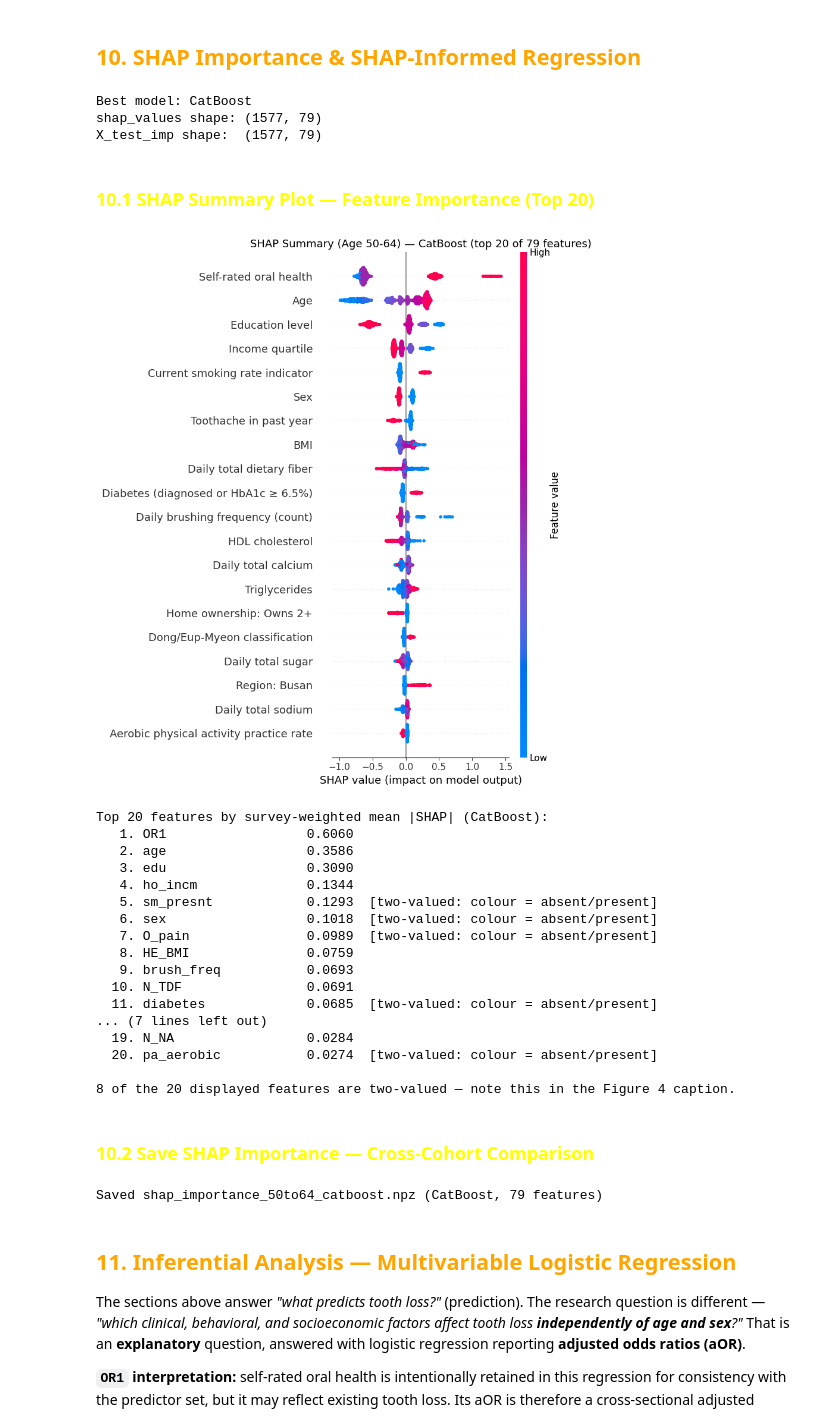
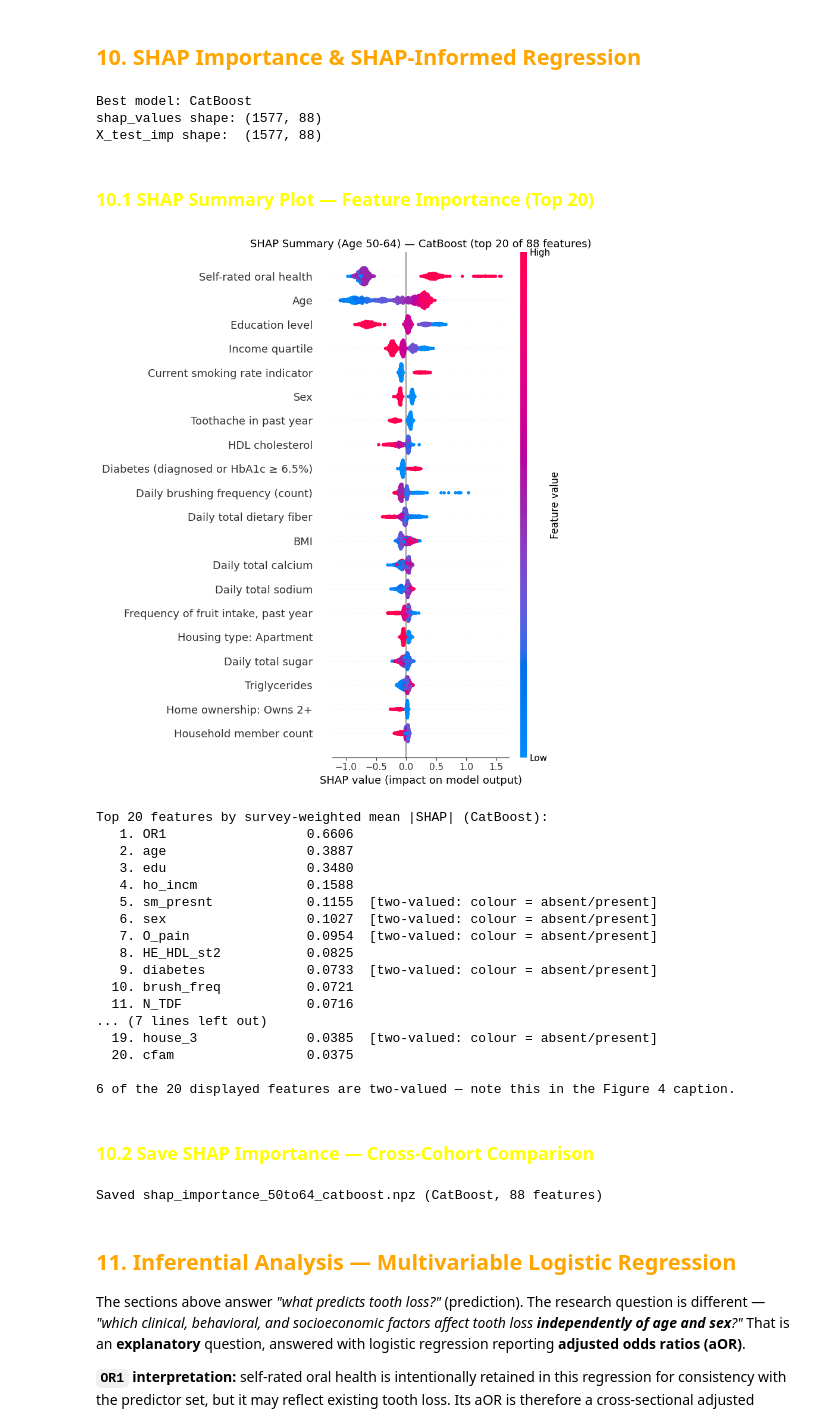
Before and after one commit to kimyonghan766/knhanes-tooth-loss-classifier, a Jupyter notebook: Main/CB_50-64.ipynb, the cells around one changed output. Saved outputs shown, nothing was run; the diff lists cells and outputs as text; code cells hidden in the pictures.

```diff
--- a/Main/CB_50-64.ipynb
+++ b/Main/CB_50-64.ipynb
@@ -351,7 +351,8 @@ nan_pct = (screen.isna().sum() / n_total * 100).round(2)
 # non-drinkers" alongside LW_ms's "N/A for males") collapses the complete-case intersection
 # to almost nothing and makes every VIF explode to inf/undefined -- so anything that already
 # fails the NaN test is dropped BEFORE the VIF matrix is built, not lumped in with it.
-nan_survivors = [c for c in auto_pool if nan_pct[c] <= 30]
+MISSINGNESS_THRESHOLD = 15
+nan_survivors = [c for c in auto_pool if nan_pct[c] <= MISSINGNESS_THRESHOLD]
 
 # STAGE 2 (VIF, joint): complete-case among the NaN-stage survivors only (nominal skipped).
 vif_pool = [c for c in nan_survivors if c not in nominal_multi_category]
@@ -384,8 +385,8 @@ verdict_df = pd.DataFrame(rows).set_index('Variable')
 def _verdict(r):
     if r['Category'] != 'auto-decidable':
         return 'kept as-is (see cell above)'
-    if r['NaN %'] > 30:
-        return 'EXCLUDE (NaN% > 30)'
+    if r['NaN %'] > MISSINGNESS_THRESHOLD:
+        return f'EXCLUDE (NaN% > {MISSINGNESS_THRESHOLD})'
     v = r['VIF']
     if isinstance(v, (int, float)) and not pd.isna(v):
         if v > 10:
@@ -2269,8 +2269,8 @@ print(f'shap_values shape: {shap_values.shape}')
 print(f'X_test_imp shape:  {X_test_imp.shape}')
 # %% [output]
 Best model: CatBoost
-shap_values shape: (1577, 79)
-X_test_imp shape:  (1577, 79)
+shap_values shape: (1577, 88)
+X_test_imp shape:  (1577, 88)
 # %% [markdown]
 <h3 style="color:yellow";> 10.1 SHAP Summary Plot — Feature Importance (Top 20) </h3>
 # %%
@@ -2283,55 +2283,58 @@ X_test_imp shape:  (1577, 79)
 # mean |SHAP| bar chart below ranked DIFFERENT feature sets, so the two panels of Figure 4
 # disagreed with Table 3.
 #
 # max_display matches the bar chart below, so both panels show the same rows.
 SHAP_MAX_DISPLAY = 20
 from codebook_labels import label_list
-_display_names = label_list(feature_cols)
+_mean_abs_bee = np.average(np.abs(shap_values), axis=0, weights=w_test_arr)
+_weighted_top_idx = np.argsort(_mean_abs_bee)[::-1][:SHAP_MAX_DISPLAY]
+_weighted_top_features = [feature_cols[i] for i in _weighted_top_idx]
+_display_names = label_list(_weighted_top_features)
 
 shap.summary_plot(
-    shap_values, X_test_imp,
+    shap_values[:, _weighted_top_idx], X_test_imp[:, _weighted_top_idx],
     feature_names=_display_names,
     max_display=SHAP_MAX_DISPLAY,
+    sort=False,  # preserve survey-weighted mean-|SHAP| ordering
     show=False,
 )
 plt.title(f'SHAP Summary (Age 50-64) — {best_name} '
           f'(top {SHAP_MAX_DISPLAY} of {len(feature_cols)} features)', fontsize=13)
 plt.tight_layout()
 plt.show()
 
 # Weighted by w_test_arr (KNHANES wt_itvex) so this ranking matches every other
 # test-set metric in this notebook (AUROC, Brier, calibration) rather than treating
 # the raw unweighted test rows as representative on their own.
 # Flag which of the displayed features are two-valued, so the figure caption can state that
 # their colour encodes absent/present rather than a continuous gradient.
-_mean_abs_bee = np.average(np.abs(shap_values), axis=0, weights=w_test_arr)
-_top_bee = pd.Series(_mean_abs_bee, index=feature_cols).nlargest(SHAP_MAX_DISPLAY)
+_top_bee = pd.Series(_mean_abs_bee[_weighted_top_idx], index=_weighted_top_features)
 _nuniq = {f: pd.Series(X_test_imp[:, feature_cols.index(f)]).nunique() for f in _top_bee.index}
 print(f"Top {SHAP_MAX_DISPLAY} features by survey-weighted mean |SHAP| ({best_name}):")
 for _r, (_f, _v) in enumerate(_top_bee.items(), 1):
     _tag = "  [two-valued: colour = absent/present]" if _nuniq[_f] <= 2 else ""
     print(f"  {_r:>2}. {_f:<20} {_v:.4f}{_tag}")
 print(f"\n{sum(v <= 2 for v in _nuniq.values())} of the {SHAP_MAX_DISPLAY} displayed "
       f"features are two-valued — note this in the Figure 4 caption.")
 # %% [output]
-[figure, old version]
+[figure, new version]
 Top 20 features by survey-weighted mean |SHAP| (CatBoost):
-   1. OR1                  0.6060
-   2. age                  0.3586
-   3. edu                  0.3090
-   4. ho_incm              0.1344
-   5. sm_presnt            0.1293  [two-valued: colour = absent/present]
-   6. sex                  0.1018  [two-valued: colour = absent/present]
-   7. O_pain               0.0989  [two-valued: colour = absent/present]
-   8. HE_BMI               0.0759
-   9. brush_freq           0.0693
-  10. N_TDF                0.0691
-  11. diabetes             0.0685  [two-valued: colour = absent/present]
+   1. OR1                  0.6606
+   2. age                  0.3887
+   3. edu                  0.3480
+   4. ho_incm              0.1588
+   5. sm_presnt            0.1155  [two-valued: colour = absent/present]
+   6. sex                  0.1027  [two-valued: colour = absent/present]
+   7. O_pain               0.0954  [two-valued: colour = absent/present]
+   8. HE_HDL_st2           0.0825
+   9. diabetes             0.0733  [two-valued: colour = absent/present]
+  10. brush_freq           0.0721
+  11. N_TDF                0.0716
 ... (7 lines left out)
-  19. N_NA                 0.0284
-  20. pa_aerobic           0.0274  [two-valued: colour = absent/present]
+  19. house_3              0.0385  [two-valued: colour = absent/present]
+  20. cfam                 0.0375
 
-8 of the 20 displayed features are two-valued — note this in the Figure 4 caption.
+6 of the 20 displayed features are two-valued — note this in the Figure 4 caption.
 # %% [markdown]
 <h3 style="color:yellow";> 10.2 Save SHAP Importance — Cross-Cohort Comparison </h3>
 # %%
@@ -2348,7 +2351,7 @@ np.savez('shap_importance_50to64_catboost.npz',
          model_name=best_name)
 print(f"Saved shap_importance_50to64_catboost.npz ({best_name}, {len(feature_cols)} features)")
 # %% [output]
-Saved shap_importance_50to64_catboost.npz (CatBoost, 79 features)
+Saved shap_importance_50to64_catboost.npz (CatBoost, 88 features)
 # %% [markdown]
 <h2 style="color:#FFA500;"> 11. Inferential Analysis — Multivariable Logistic Regression </h2>
 
```
Also changed, not shown: parts of 19 cells of this notebook, 9 other files.
